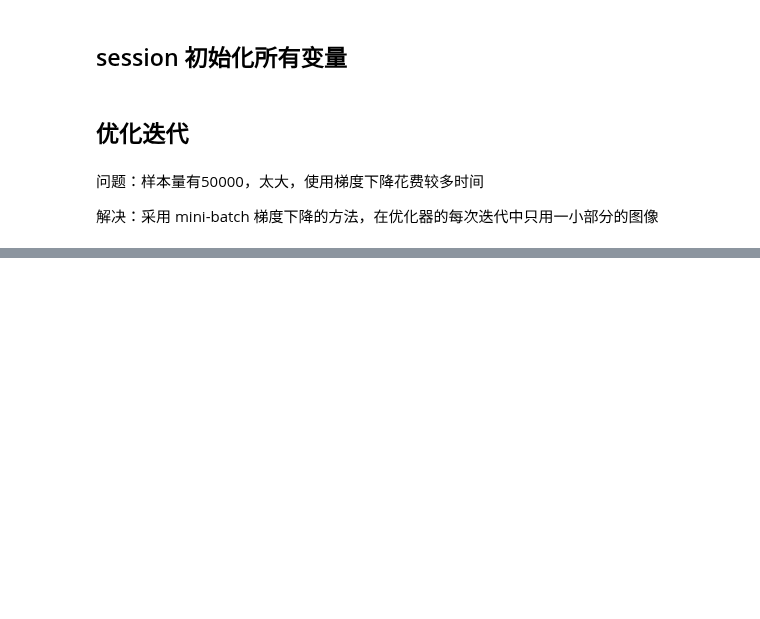
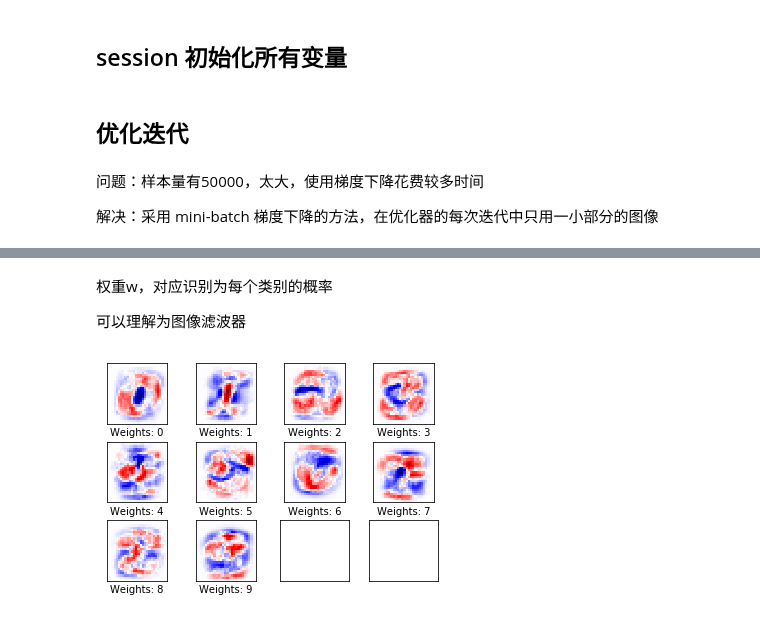
Before and after one commit to Gyczero/Machine-Learning-notes, a Jupyter notebook: tensorflow_learn/LR.ipynb, the cells around one changed output, grey strips where cells are left out. Cells and saved outputs as stored; diff of their text form; code cells hidden in the pictures; blank space fills up the shorter version.

```diff
--- a/tensorflow_learn/LR.ipynb
+++ b/tensorflow_learn/LR.ipynb
@@ -199,0 +362,8 @@ def optimize(num_iterations):
+# %% [markdown]
+权重w，对应识别为每个类别的概率
+
+可以理解为图像滤波器
+# %%
+plot_weights()
+# %% [output]
+[figure, added]
```
Also changed, not shown: parts of 32 cells of this notebook.
